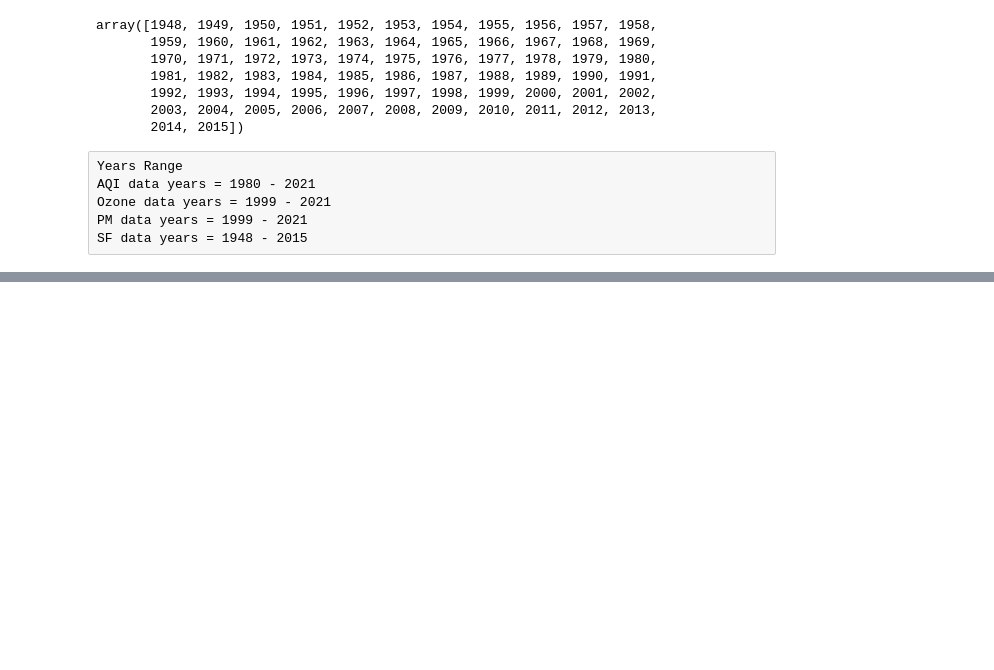
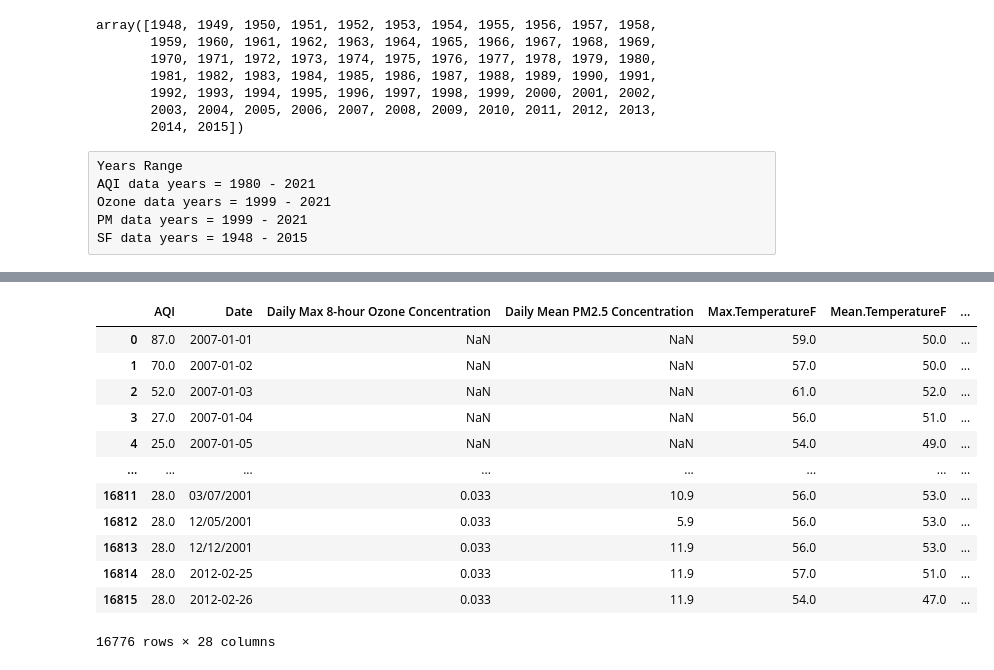
Before and after one commit to imeltsner/WeatherAQI-Predictor, a Jupyter notebook: predictor.ipynb, the cells around one changed output, grey strips where cells are left out. Drawn from its saved outputs; the diff is of its cells as text; code cells hidden in the pictures; blank space fills up the shorter version.

Commit message:
data processing

```diff
--- a/predictor.ipynb
+++ b/predictor.ipynb
@@ -124,12 +124,12 @@ pm_data = pm_data[(pm_data['Year'] >= 1999) & (pm_data['Year'] <= 2021)]
 sf_data = sf_data[(sf_data['Year'] >= 1999) & (sf_data['Year'] <= 2015)]
 
 # Merge
-merged_df = pd.merge(aqi_data, ozone_data, on='Year', how='outer')
-merged_df = pd.merge(merged_df, pm_data, on='Year', how='outer')
-merged_df = pd.merge(merged_df, sf_data, on='Year', how='outer')
+merged_df = pd.merge(aqi_data, ozone_data, on='Date', how='outer')
+merged_df = pd.merge(merged_df, pm_data, on='Date', how='outer')
+merged_df = pd.merge(merged_df, sf_data, on='Date', how='outer')
 
 # Handle missing values or duplicates
-merged_df = merged_df.drop_duplicates(subset='Year')
+merged_df = merged_df.drop_duplicates(subset='Date')
 merged_df = merged_df.fillna(method='ffill')  # Forward fill missing values
 # %%
 merged_df
@@ -135,0 +185,17 @@ merged_df
+# %%
+merged_df = merged_df.drop(columns=["Unnamed: 0_x", "Year_x", "Unnamed: 0_y", "Year_y", "DAILY_AQI_VALUE_x", "DAILY_AQI_VALUE_y"])
+merged_df
+# %% [output]
+|  | AQI | Date | Daily Max 8-hour Ozone Concentration | Daily Mean PM2.5 Concentration | Max.TemperatureF | Mean.TemperatureF | ... |
+| 0 | 87.0 | 2007-01-01 | NaN | NaN | 59.0 | 50.0 | ... |
+| 1 | 70.0 | 2007-01-02 | NaN | NaN | 57.0 | 50.0 | ... |
+| 2 | 52.0 | 2007-01-03 | NaN | NaN | 61.0 | 52.0 | ... |
+| 3 | 27.0 | 2007-01-04 | NaN | NaN | 56.0 | 51.0 | ... |
+| 4 | 25.0 | 2007-01-05 | NaN | NaN | 54.0 | 49.0 | ... |
+| ... | ... | ... | ... | ... | ... | ... | ... |
+| 16811 | 28.0 | 03/07/2001 | 0.033 | 10.9 | 56.0 | 53.0 | ... |
+| 16812 | 28.0 | 12/05/2001 | 0.033 | 5.9 | 56.0 | 53.0 | ... |
+| 16813 | 28.0 | 12/12/2001 | 0.033 | 11.9 | 56.0 | 53.0 | ... |
+| 16814 | 28.0 | 2012-02-25 | 0.033 | 11.9 | 57.0 | 51.0 | ... |
+| 16815 | 28.0 | 2012-02-26 | 0.033 | 11.9 | 54.0 | 47.0 | ... |
+16776 rows × 28 columns
```
Also changed, not shown: parts of 5 cells of this notebook.
